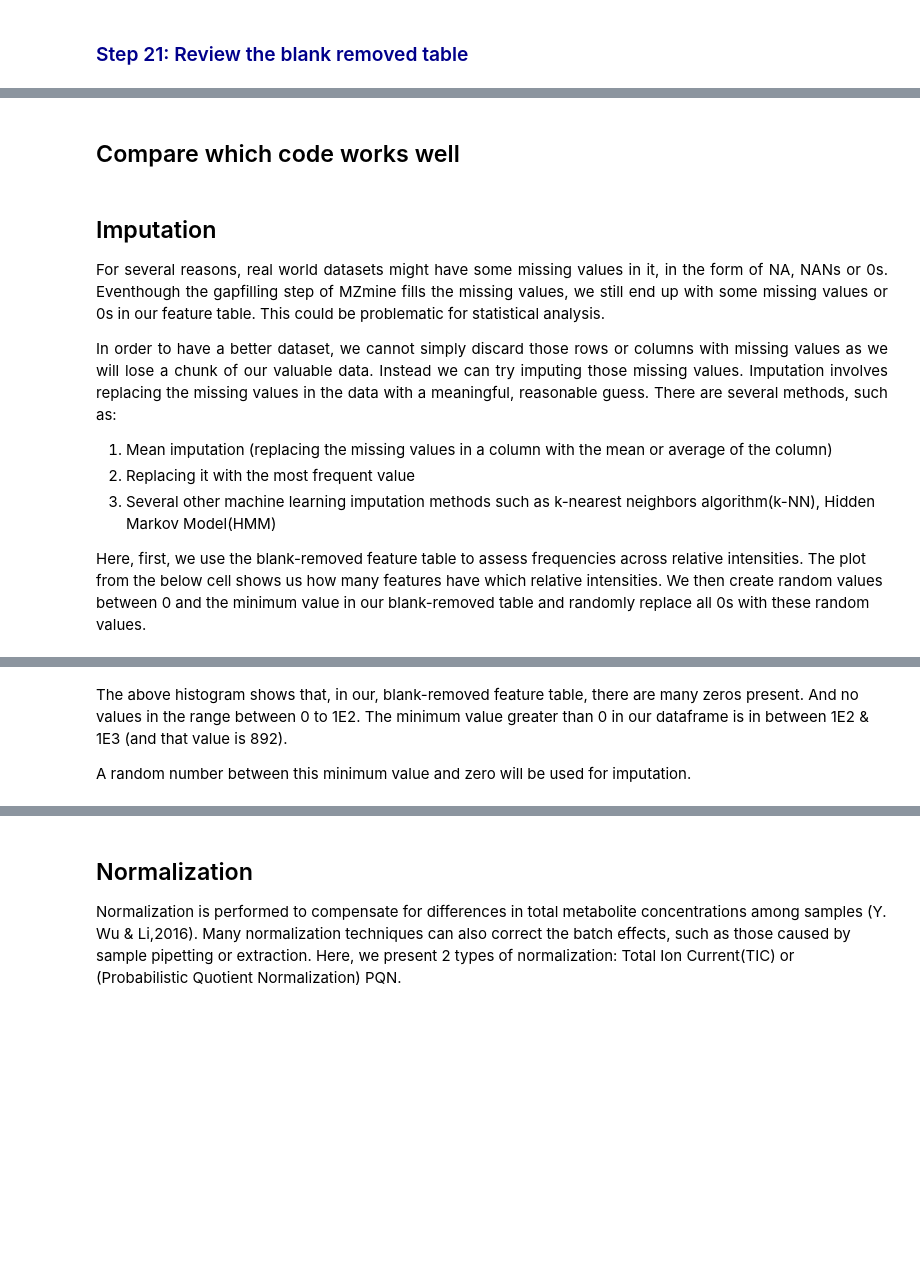
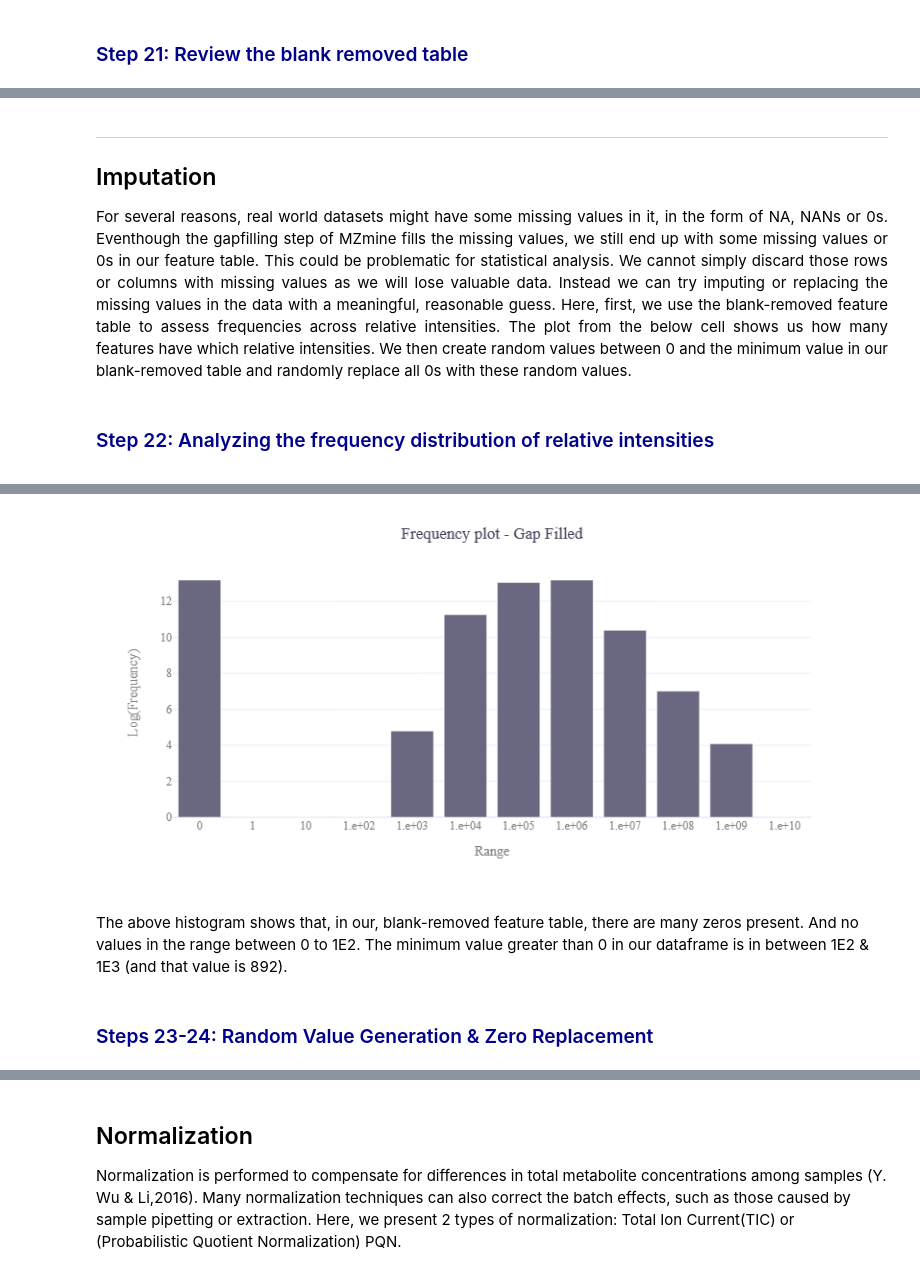
Before and after one commit to Functional-Metabolomics-Lab/FBMN-STATS, a Jupyter notebook: Combined_Notebooks/Statistical_Analysis_Summerschool_22_python.ipynb, the cells around one changed output, grey strips where cells are left out. Saved outputs shown, nothing was run; the diff lists cells and outputs as text; code cells hidden in the pictures; blank space fills up the shorter version.

```diff
--- a/Combined_Notebooks/Statistical_Analysis_Summerschool_22_python.ipynb
+++ b/Combined_Notebooks/Statistical_Analysis_Summerschool_22_python.ipynb
@@ -313,6 +444,6 @@ ft_an.head()
 ### <font color ='darkblue'>  Step 11: Creating Backup Files </font>
 # %%
 new_md = md.copy() #storing the files under different names to preserve the original files
-new_ft = ft.copy().sort_values(by=['row ID'])
+new_ft = ft.copy()
 # %% [markdown]
 ### <font color ='darkblue'> Step 12: Cleaning the files </font>
@@ -371,0 +524,3 @@ list(new_ft.columns) == list(new_md.index) #if this returns False it means some
+# %%
+new_ft = new_ft.reindex(columns=sorted(new_ft.columns)) # Ordering the columns of 'new_ft' by their names
+new_md = new_md.sort_values(by='filename').reset_index(drop=True) #ordering the md by the 1st column filename
@@ -378,2 +541,13 @@ When the above cell returns some filenames, check the corresponding column names
 # %%
-# print(new_ft.columns) # uncomment to check the column names of new_ft
+# check if new_ft column names and md row names are the same
+if sorted(new_ft.columns) == sorted(new_md['filename']):
+    print(f"All {len(new_ft.columns)} files are present in both new_md & new_ft.")
+else:
+    print("Not all files are present in both new_md & new_ft.\n")
+    # print the md rows / ft column which are not in ft columns / md rows and remove them
+    ft_cols_not_in_md = [col for col in new_ft.columns if col not in new_md['filename']]
+    print(f"These {len(ft_cols_not_in_md)} columns of feature table are not present in metadata table and will be removed:\n{', '.join(ft_cols_not_in_md)}\n")
+    new_ft.drop(columns=ft_cols_not_in_md, inplace=True)
+    md_rows_not_in_ft = [row for row in new_md['filename'] if row not in new_ft.columns]
+    print(f"These {len(md_rows_not_in_ft)} rows of metadata table are not present in feature table and will be removed:\n{', '.join(md_rows_not_in_ft)}\n")
+    new_md.drop(md_rows_not_in_ft, inplace=True)
@@ -474,0 +689,20 @@ blk_rem = blk_rem.transpose()
+# %%
+# Getting mean for every feature in blank and Samples in a DataFrame named 'Avg_ft'
+Avg_ft = pd.DataFrame({'Avg_blank': Blank.mean(axis=0, skipna=False)}) # Set skipna=False to check if there are NA values
+Avg_ft['Avg_samples'] = Samples.mean(axis=0, skipna=False) # Adding another column 'Avg_samples' for feature means of samples
+
+# Getting the ratio of blank vs Sample
+Avg_ft['Ratio_blank_Sample'] = (Avg_ft['Avg_blank'] + 1) / (Avg_ft['Avg_samples'] + 1)
+
+# Creating a bin with 1s when the ratio > Cutoff, else put 0s
+Avg_ft['Bg_bin'] = (Avg_ft['Ratio_blank_Sample'] > Cutoff).astype(int)
+
+# Calculating the number of background features and features present
+print("Total no.of features:", Avg_ft.shape[0])
+print("No.of Background or noise features:", Avg_ft['Bg_bin'].sum())
+print("No.of features after excluding noise:", (Samples.shape[1] - Avg_ft['Bg_bin'].sum()))
+
+# Merging Samples with Avg_ft and selecting only the required rows and columns
+blk_rem = pd.concat([Samples.T, Avg_ft], axis=1, join='inner')
+blk_rem = blk_rem[blk_rem['Bg_bin'] == 0]  # Picking only the features
+blk_rem = blk_rem.drop(columns=['Avg_blank', 'Avg_samples', 'Ratio_blank_Sample', 'Bg_bin'])  # Removing the last 4 columns
@@ -482,2 +736,0 @@ blk_rem.to_csv(os.path.join("Blanks_Removed_with_cutoff_"+ str(cutoff) + ".csv")
-# %% [markdown]
-## Compare which code works well
@@ -511,15 +737,12 @@ blank_removal = samples.copy()
 # %% [markdown]
+---
 ## Imputation
-<a id="norm"></a>
+<a name = 'imp'></a>
 
-<p style='text-align: justify;'> For several reasons, real world datasets might have some missing values in it, in the form of NA, NANs or 0s. Eventhough the gapfilling step of MZmine fills the missing values, we still end up with some missing values or 0s in our feature table. This could be problematic for statistical analysis. </p>
-<p style='text-align: justify;'> In order to have a better dataset, we cannot simply discard those rows or columns with missing values as we will lose a chunk of our valuable data. Instead we can try imputing those missing values. Imputation involves replacing the missing values in the data with a meaningful, reasonable guess. There are several methods, such as: </p>
-
-1) Mean imputation (replacing the missing values in a column with the mean or average of the column)
-2) Replacing it with the most frequent value
-3) Several other machine learning imputation methods such as k-nearest neighbors algorithm(k-NN), Hidden Markov Model(HMM)
-
-Here, first, we use the blank-removed feature table to assess frequencies across relative intensities. The plot from the below cell shows us how many features have which relative intensities. We then create random values between 0 and the minimum value in our blank-removed table and randomly replace all 0s with these random values.
+<p style='text-align: justify;'> For several reasons, real world datasets might have some missing values in it, in the form of NA, NANs or 0s. Eventhough the gapfilling step of MZmine fills the missing values, we still end up with some missing values or 0s in our feature table. This could be problematic for statistical analysis. We cannot simply discard those rows or columns with missing values as we will lose valuable data. Instead we can try imputing or replacing the missing values in the data with a meaningful, reasonable guess. Here, first, we use the blank-removed feature table to assess frequencies across relative intensities. The plot from the below cell shows us how many features have which relative intensities. We then create random values between 0 and the minimum value in our blank-removed table and randomly replace all 0s with these random values. </p>
+# %% [markdown]
+### <font color ='darkblue'> Step 22: Analyzing the frequency distribution of relative intensities </font>
+<a name="imp_freq"></a>
 # %%
 bins, bins_label, a = [-1, 0, 1, 10], ["-1","0", "1", "10"], 2
 
@@ -529,13 +752,13 @@ while a<=10:
     a+=1
 
 freq_table = pd.DataFrame(bins_label)
-frequency = pd.DataFrame(np.array(np.unique(np.digitize(blank_removal.to_numpy(), bins, right=True), return_counts=True)).T).set_index(0)
+frequency = pd.DataFrame(np.array(np.unique(np.digitize(blk_rem.to_numpy(), bins, right=True), return_counts=True)).T).set_index(0)
 freq_table = pd.concat([freq_table,frequency], axis=1).fillna(0).drop(0)
 freq_table.columns = ["intensity", "Frequency"]
 freq_table["Log(Frequency)"] = np.log(freq_table["Frequency"]+1)
 
 # get the lowest intensity (that is not zero) as a cutoff LOD value
-cutoff_LOD = round(blank_removal.replace(0, np.nan).min(numeric_only=True).min())
+cutoff_LOD = round(blk_rem.replace(0, np.nan).min(numeric_only=True).min())
 
 fig = px.bar(freq_table, x="intensity", y="Log(Frequency)", template="plotly_white",  width=600, height=400)
 
@@ -545,3 +768,4 @@ fig.update_layout(font={"color":"grey", "size":12, "family":"Sans"},
                   xaxis_title= "Range")
 fig.write_image(os.path.join(result_dir, "frequency_plot.svg"))
 fig.show()
+# %% [output]
@@ -548,4 +773,5 @@ fig.show()
+[figure, added]
 # %% [markdown]
 The above histogram shows that, in our, blank-removed feature table, there are many zeros present. And no values in the range between 0 to 1E2. The minimum value greater than 0 in our dataframe is in between 1E2 & 1E3 (and that value is 892).
-
-A random number between this minimum value and zero will be used for imputation.
+# %% [markdown]
+### <font color ='darkblue'> Steps 23-24: Random Value Generation & Zero Replacement </font>
```
Also changed, not shown: parts of 92 cells of this notebook, 33 other files.
